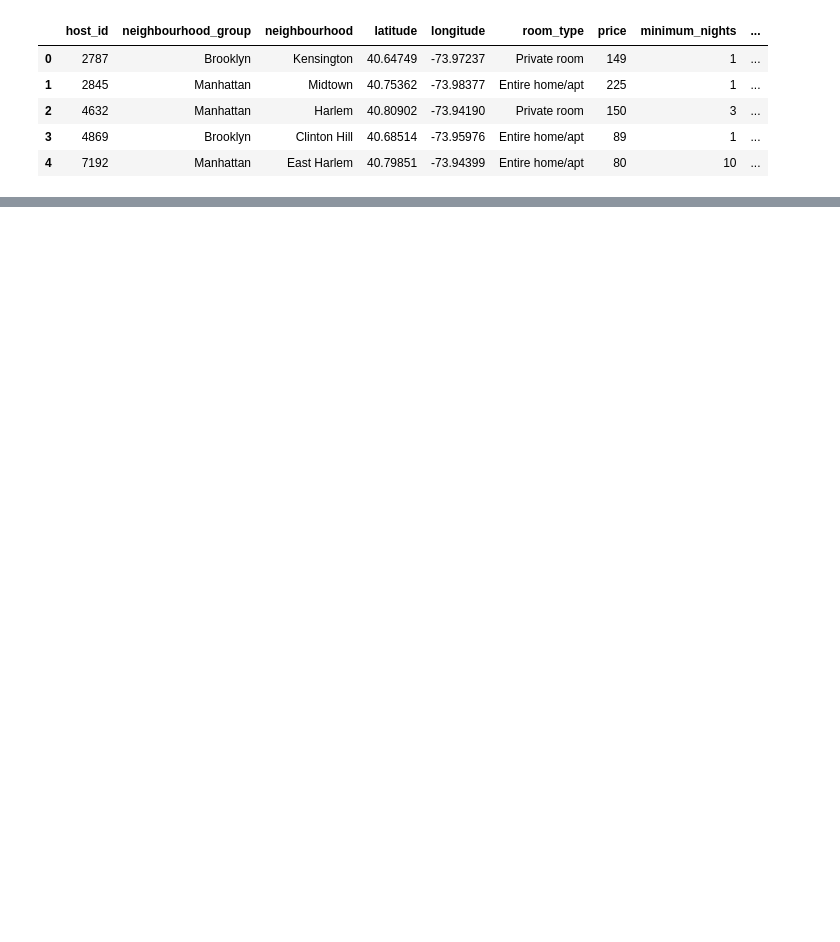
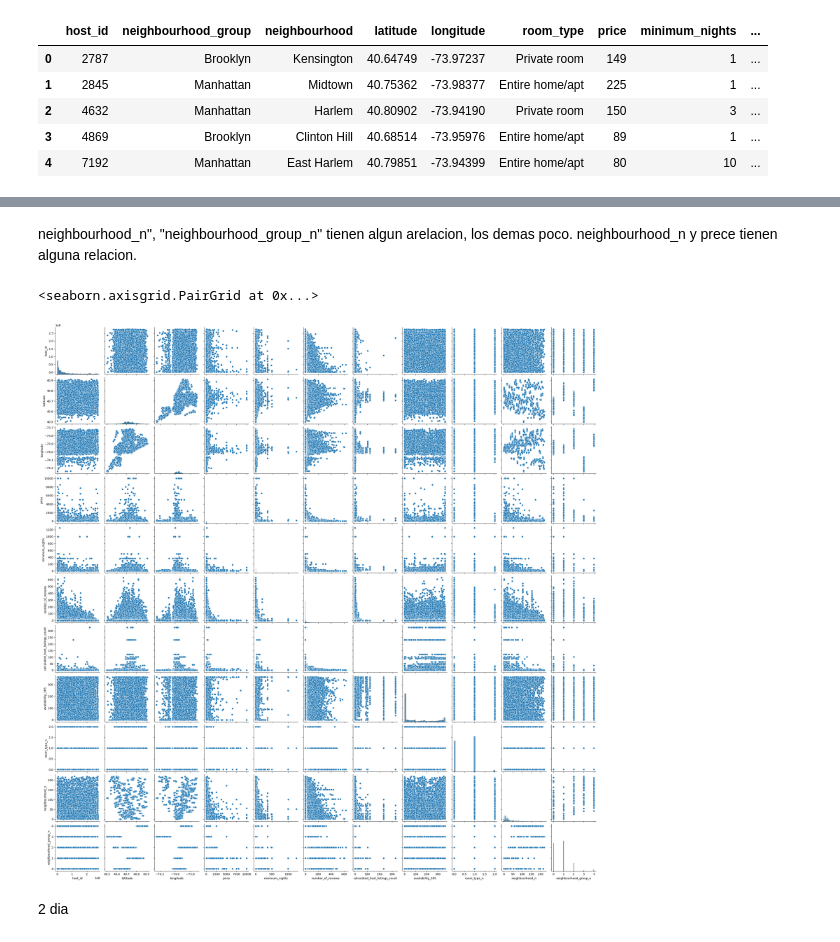
Before and after one commit to OlgaKurganova/EDA, a Jupyter notebook: src/explore.ipynb, the cells around one changed output, grey strips where cells are left out. Cells and saved outputs as stored; diff of their text form; code cells hidden in the pictures; blank space fills up the shorter version.

```diff
--- a/src/explore.ipynb
+++ b/src/explore.ipynb
@@ -248,0 +247,9 @@ UFuncTypeError: ufunc 'multiply' did not contain a loop with signature matching
+# %% [markdown]
+neighbourhood_n", "neighbourhood_group_n" tienen algun arelacion, los demas poco. neighbourhood_n y prece tienen alguna relacion.
+# %%
+sns.pairplot(data = total_data)
+# %% [output]
+<seaborn.axisgrid.PairGrid at 0x...>
+[figure, added]
+# %% [markdown]
+2 dia
```
Also changed, not shown: parts of 15 cells of this notebook.
